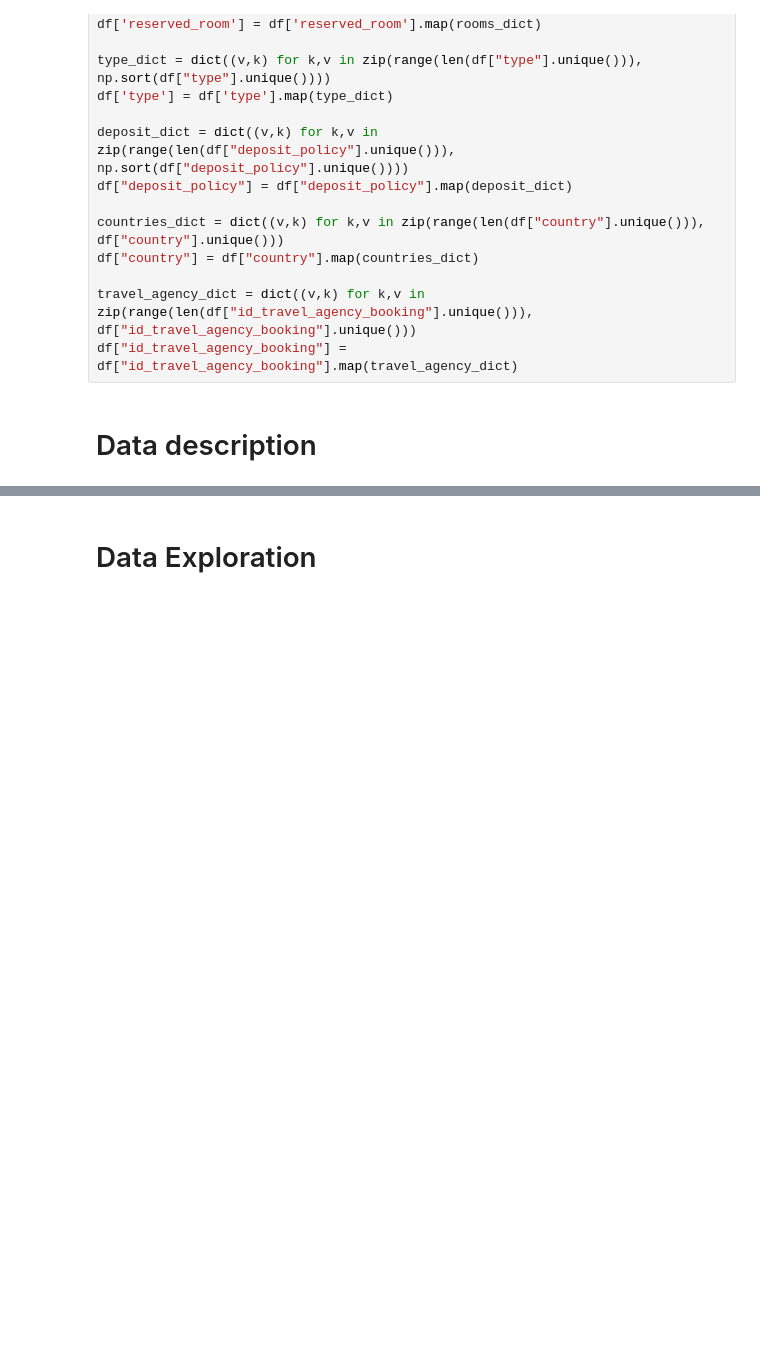
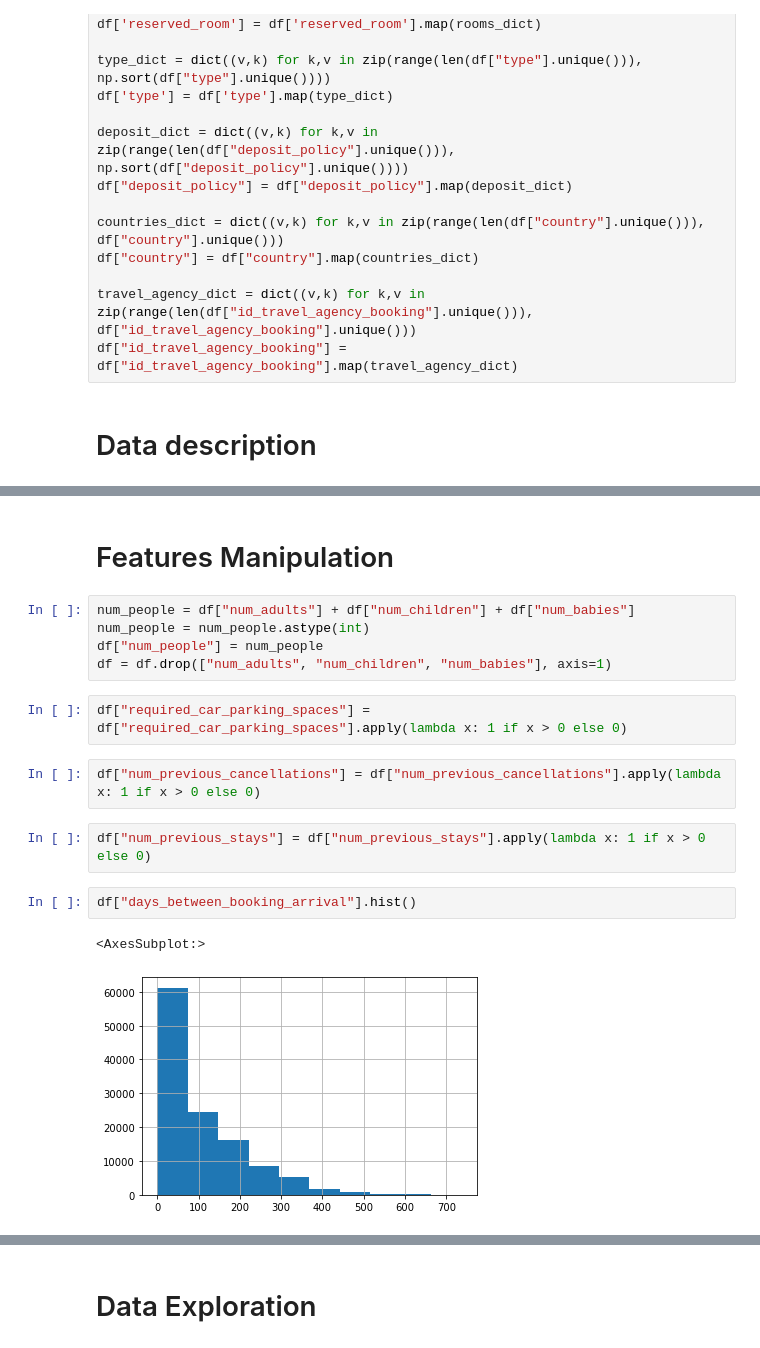
Before and after one commit to danieloda/cancellation_prediction, a Jupyter notebook: cancellation_prediction.ipynb, the cells around one changed output, grey strips where cells are left out. Saved outputs shown, nothing was run; the diff lists cells and outputs as text; blank space fills up the shorter version.

```diff
--- a/cancellation_prediction.ipynb
+++ b/cancellation_prediction.ipynb
@@ -149,0 +158,18 @@ data_description[(data_description["kurt"] > 3) | (data_description["kurt"] < -3
+# %% [markdown]
+# Features Manipulation
+# %%
+num_people = df["num_adults"] + df["num_children"] + df["num_babies"]
+num_people = num_people.astype(int)
+df["num_people"] = num_people
+df = df.drop(["num_adults", "num_children", "num_babies"], axis=1)
+# %%
+df["required_car_parking_spaces"] = df["required_car_parking_spaces"].apply(lambda x: 1 if x > 0 else 0)
+# %%
+df["num_previous_cancellations"] = df["num_previous_cancellations"].apply(lambda x: 1 if x > 0 else 0)
+# %%
+df["num_previous_stays"] = df["num_previous_stays"].apply(lambda x: 1 if x > 0 else 0)
+# %%
+df["days_between_booking_arrival"].hist()
+# %% [output]
+<AxesSubplot:>
+[figure, added]
```
Also changed, not shown: parts of 52 cells of this notebook.
